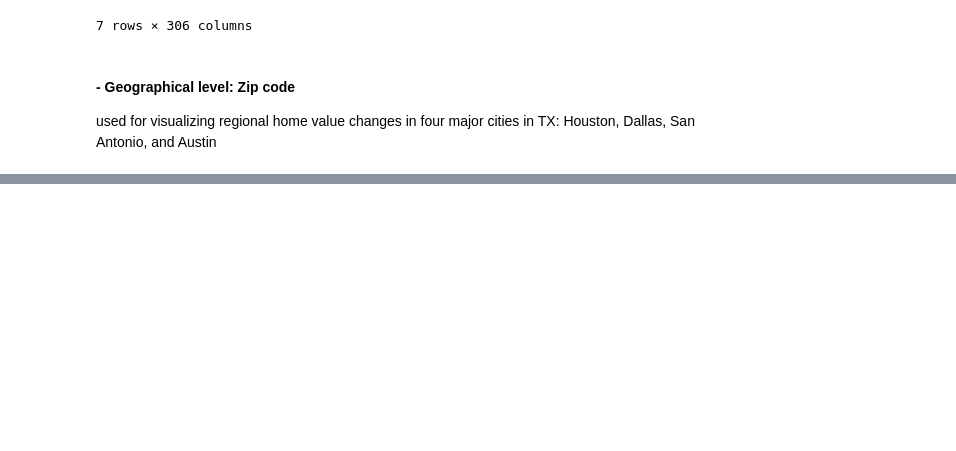
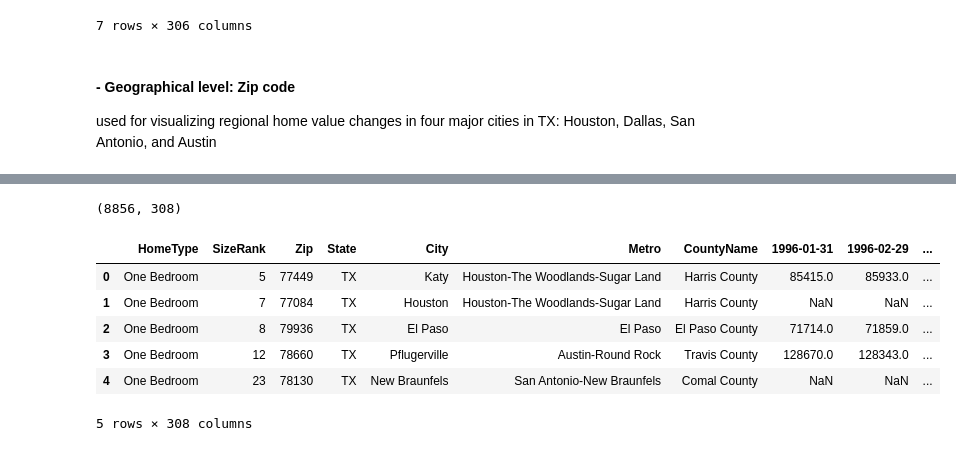
Before and after one commit to BaiyanRen/real-estate-analysis, a Jupyter notebook: Home Values in TX_Data Wrangling.ipynb, the cells around one changed output, grey strips where cells are left out. Drawn from its saved outputs; the diff is of its cells as text; code cells hidden in the pictures; blank space fills up the shorter version.

```diff
--- a/Home Values in TX_Data Wrangling.ipynb
+++ b/Home Values in TX_Data Wrangling.ipynb
@@ -266,0 +315,14 @@ used for visualizing regional home value changes in four major cities in TX: Hou
+# %%
+dfs = [tx_zip_1b, tx_zip_2b, tx_zip_3b, tx_zip_4b, tx_zip_5b, tx_zip_cd, tx_zip_sfr]
+tx_zip_zhvi = pd.concat(dfs, ignore_index=True)
+print(tx_zip_zhvi.shape)
+tx_zip_zhvi.head()
+# %% [output]
+(8856, 308)
+|  | HomeType | SizeRank | Zip | State | City | Metro | CountyName | 1996-01-31 | 1996-02-29 | ... |
+| 0 | One Bedroom | 5 | 77449 | TX | Katy | Houston-The Woodlands-Sugar Land | Harris County | 85415.0 | 85933.0 | ... |
+| 1 | One Bedroom | 7 | 77084 | TX | Houston | Houston-The Woodlands-Sugar Land | Harris County | NaN | NaN | ... |
+| 2 | One Bedroom | 8 | 79936 | TX | El Paso | El Paso | El Paso County | 71714.0 | 71859.0 | ... |
+| 3 | One Bedroom | 12 | 78660 | TX | Pflugerville | Austin-Round Rock | Travis County | 128670.0 | 128343.0 | ... |
+| 4 | One Bedroom | 23 | 78130 | TX | New Braunfels | San Antonio-New Braunfels | Comal County | NaN | NaN | ... |
+5 rows × 308 columns
```
Also changed, not shown: parts of 34 cells of this notebook.
